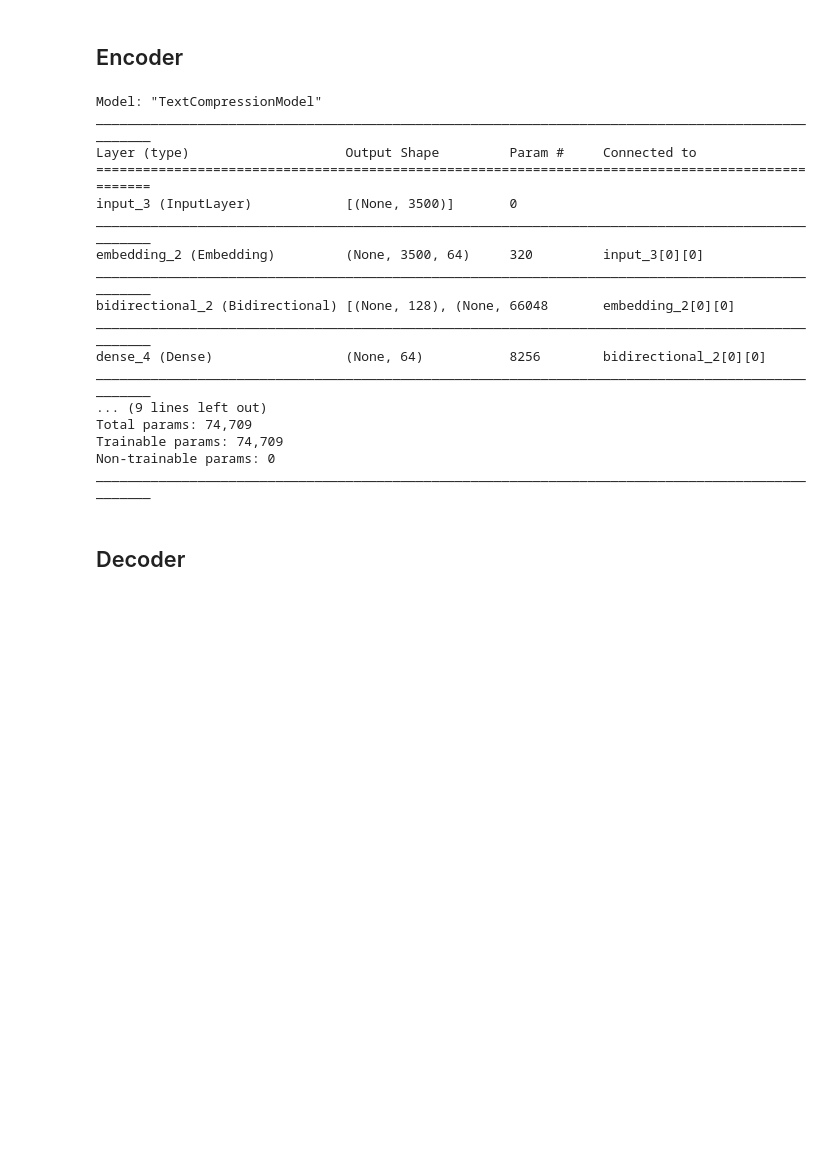
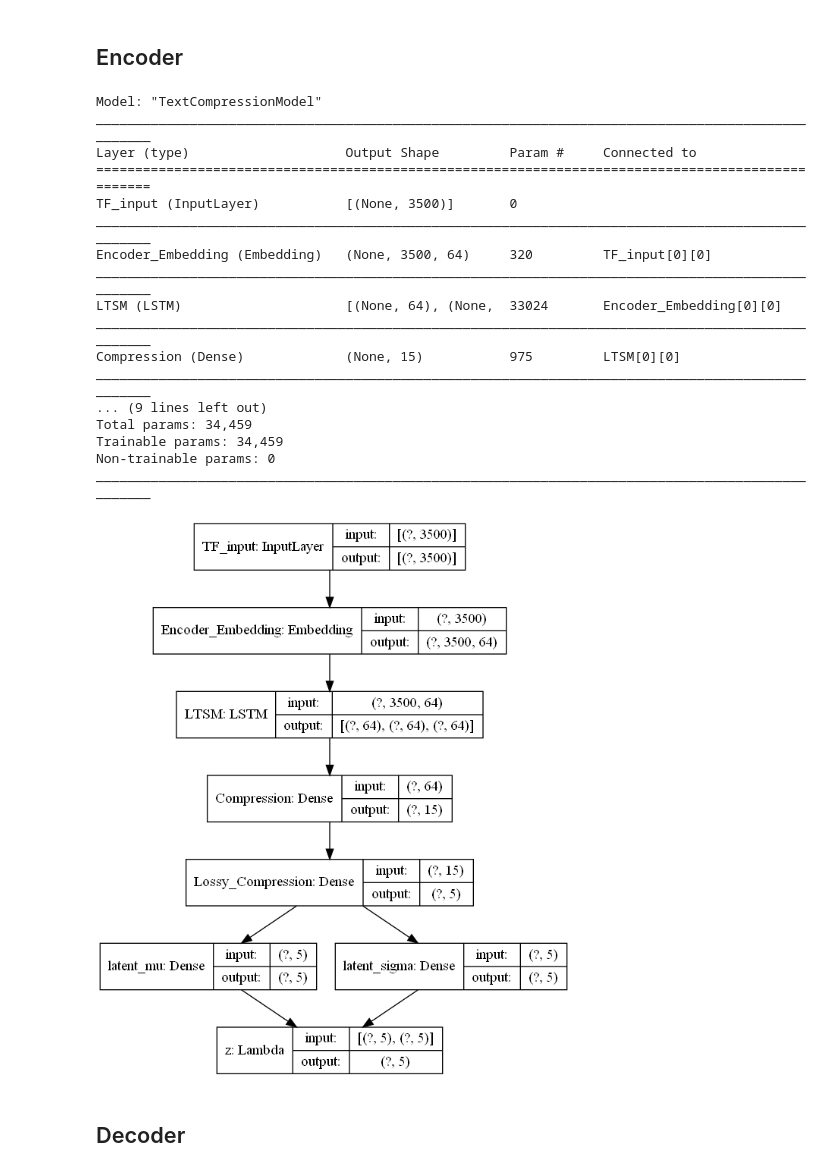
Before and after one commit to UsamaMalick/Spotting-Fake-users-on-Twitter, a Jupyter notebook: notebooks/sfuot.ipynb, the cells around one changed output. Saved outputs shown, nothing was run; the diff lists cells and outputs as text; code cells hidden in the pictures; blank space fills up the shorter version.

```diff
--- a/notebooks/sfuot.ipynb
+++ b/notebooks/sfuot.ipynb
@@ -419,10 +440,10 @@ text_embedding_output_dimensions = 64
 # %% [markdown]
 ## Encoder
 # %%
-encoder_input                                              = tf.keras.layers.Input(shape=text_input_shape)
-embedding_layer                                            = tf.keras.layers.Embedding(input_dim=text_input_diensions, output_dim=text_embedding_output_dimensions, mask_zero=True)(encoder_input)
-LTSM_layer, forward_h, forward_c, backward_h, backward_c   = tf.keras.layers.Bidirectional(tf.keras.layers.LSTM(text_embedding_output_dimensions, return_state=True))(embedding_layer)
-dense_layer                                                = tf.keras.layers.Dense(text_embedding_output_dimensions, activation='relu')(LTSM_layer)
-dense_final_layer                                          = tf.keras.layers.Dense(1)(dense_layer)
-text_mu                                                    = tf.keras.layers.Dense(text_input_diensions, name='text_latent_mu')(dense_final_layer)
-text_sigma                                                 = tf.keras.layers.Dense(text_input_diensions, name='text_latent_sigma')(dense_final_layer)
+encoder_input                 = tf.keras.layers.Input(shape=text_input_shape, dtype='float32', name="TF_input")
+encoder_embedded              = tf.keras.layers.Embedding(input_dim=text_input_diensions, dtype='float32', output_dim=text_embedding_output_dimensions, mask_zero=True, name="Encoder_Embedding")(encoder_input)
+LTSM_layer, state_h, state_c  = tf.keras.layers.LSTM(text_embedding_output_dimensions, dtype='float32', return_state=True, name="LTSM")(encoder_embedded)
+dense_layer                   = tf.keras.layers.Dense((text_input_diensions*3), dtype='float32', activation='relu', name="Compression")(LTSM_layer)
+final_layer                   = tf.keras.layers.Dense(text_input_diensions, dtype='float32', activation='relu', name="Lossy_Compression")(dense_layer)
+text_mu                       = tf.keras.layers.Dense(text_input_diensions, dtype='float32', name='latent_mu')(final_layer)
+text_sigma                    = tf.keras.layers.Dense(text_input_diensions, dtype='float32', name='latent_sigma')(final_layer)
@@ -432,14 +453,14 @@ text_encoder_states = [forward_h, forward_c, backward_h, backward_c]
 # Define sampling with reparameterization trick
 def sample_z(args):
     mu, sigma = args
-    batch     = tf.keras.backend.shape(text_mu)[0]
-    dim       = tf.keras.backend.int_shape(text_mu)[1]
+    batch     = tf.keras.backend.shape(mu)[0]
+    dim       = tf.keras.backend.int_shape(mu)[1]
     eps       = tf.keras.backend.random_normal(shape=(batch, dim))
-    return text_mu + tf.keras.backend.exp(text_sigma / 2) * eps
+    return text_mu + tf.keras.backend.exp(sigma / 2) * eps
 
-z = tf.keras.layers.Lambda(sample_z, output_shape=(len(encoder.get_vocabulary()), ), name='z')([text_mu, text_sigma])
+text_z = tf.keras.layers.Lambda(sample_z, output_shape=(len(encoder.get_vocabulary()), ), name='z')([text_mu, text_sigma])
 # %%
-text_encoder = tf.keras.Model(encoder_input, [text_mu, text_sigma, z], name='TextCompressionModel')
+text_encoder = tf.keras.Model(encoder_input, [text_mu, text_sigma, text_z], name='TextCompressionModel')
 # %%
 text_encoder.summary()
 # %% [output]
@@ -447,19 +468,23 @@ Model: "TextCompressionModel"
 __________________________________________________________________________________________________
 Layer (type)                    Output Shape         Param #     Connected to
 ==================================================================================================
-input_3 (InputLayer)            [(None, 3500)]       0
+TF_input (InputLayer)           [(None, 3500)]       0
 __________________________________________________________________________________________________
-embedding_2 (Embedding)         (None, 3500, 64)     320         input_3[0][0]
+Encoder_Embedding (Embedding)   (None, 3500, 64)     320         TF_input[0][0]
 __________________________________________________________________________________________________
-bidirectional_2 (Bidirectional) [(None, 128), (None, 66048       embedding_2[0][0]
+LTSM (LSTM)                     [(None, 64), (None,  33024       Encoder_Embedding[0][0]
 __________________________________________________________________________________________________
-dense_4 (Dense)                 (None, 64)           8256        bidirectional_2[0][0]
+Compression (Dense)             (None, 15)           975         LTSM[0][0]
 __________________________________________________________________________________________________
 ... (9 lines left out)
-Total params: 74,709
-Trainable params: 74,709
+Total params: 34,459
+Trainable params: 34,459
 Non-trainable params: 0
 __________________________________________________________________________________________________
+# %%
+tf.keras.utils.plot_model(text_encoder, show_shapes=True)
+# %% [output]
+[figure, added]
 # %% [markdown]
 ## Decoder
 # %%
```
Also changed, not shown: parts of 25 cells of this notebook, 2 other files.
